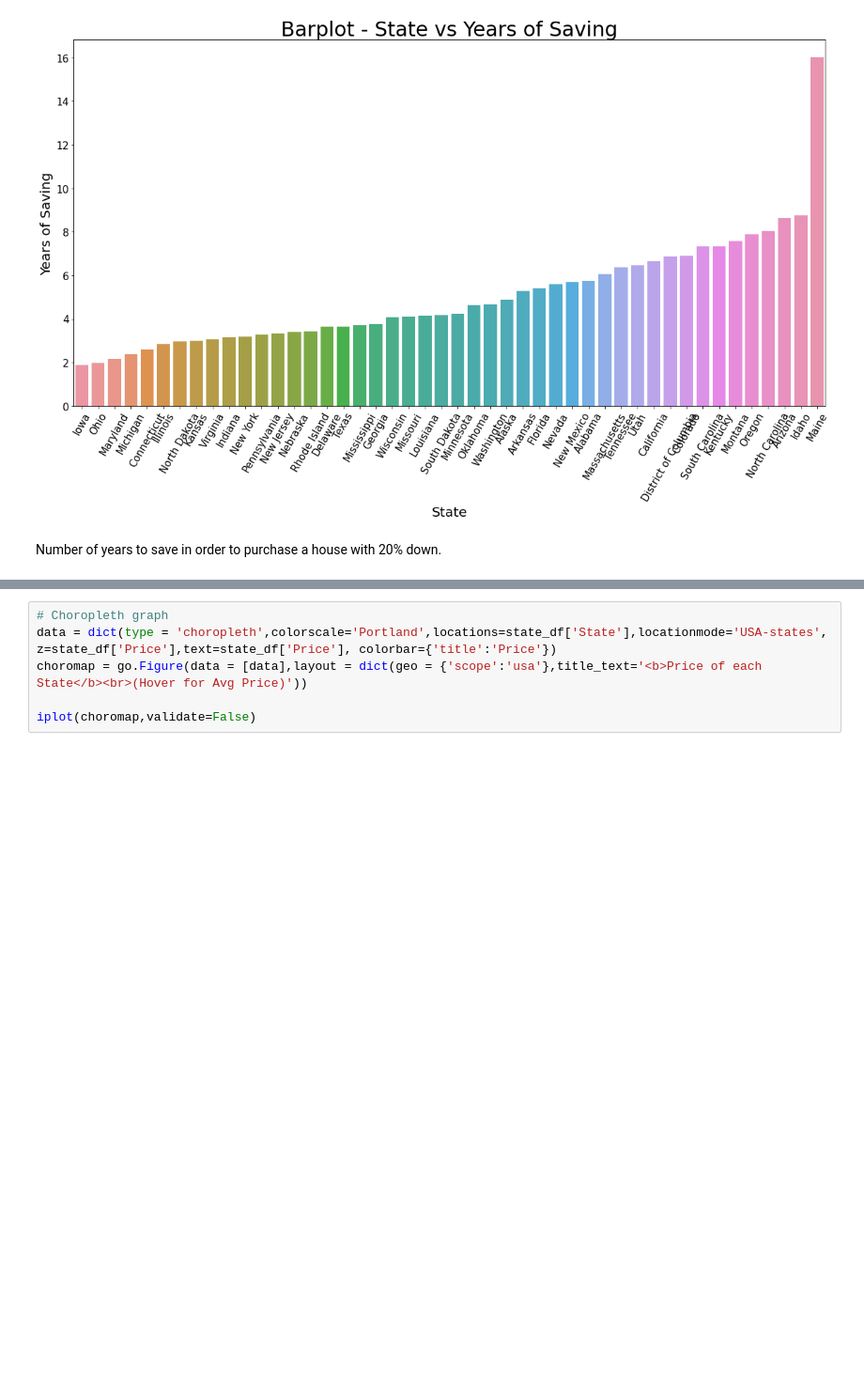
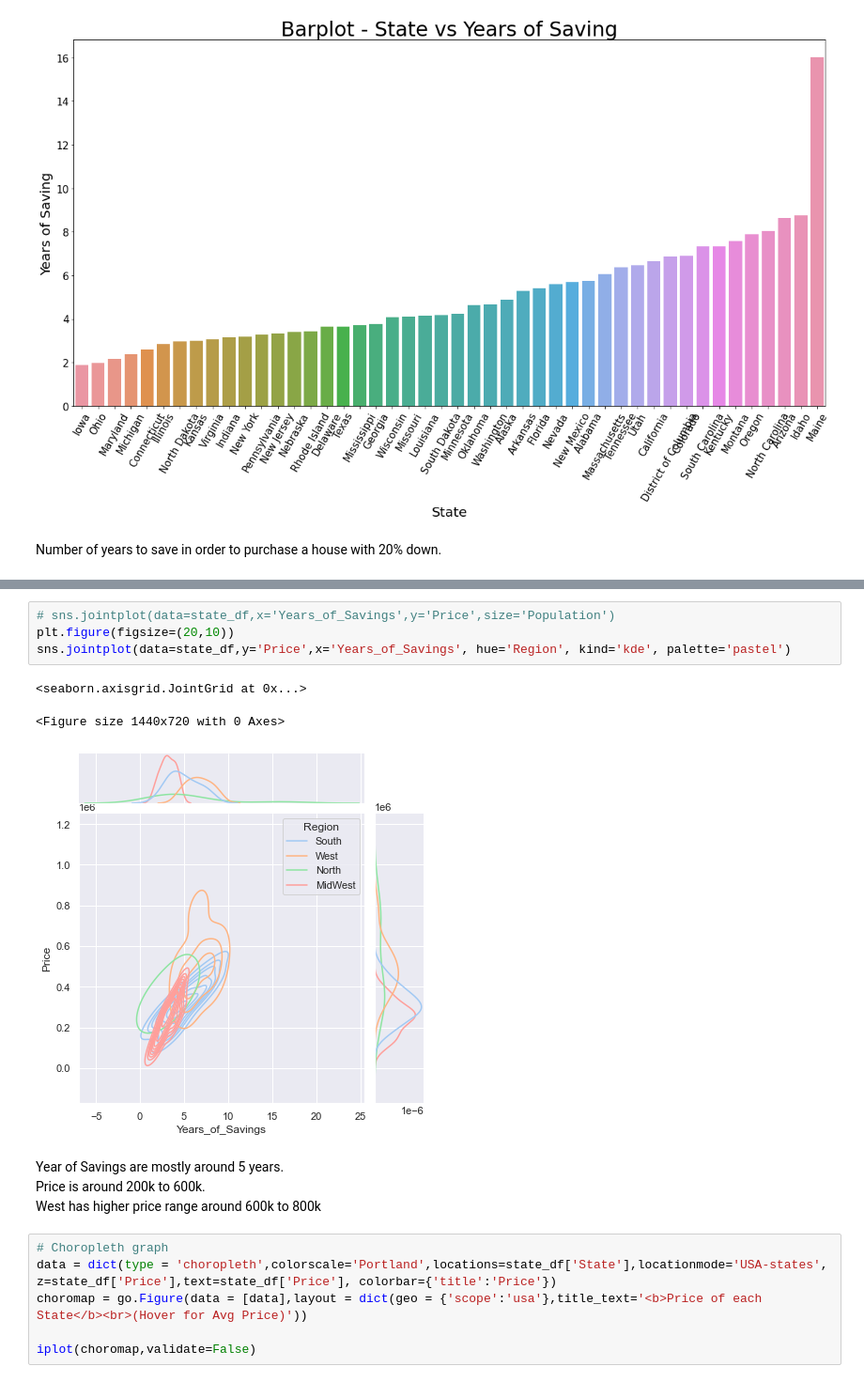
Before and after one commit to StockJanitor/CIS41_Project, a Jupyter notebook: CIS41_Project.ipynb, the cells around one changed output, grey strips where cells are left out. Shown at 94% size. Drawn from its saved outputs; the diff is of its cells as text; blank space fills up the shorter version.

```diff
--- a/CIS41_Project.ipynb
+++ b/CIS41_Project.ipynb
@@ -1180,3 +1193,15 @@ Text(0.5, 1.0, 'Violin - Years to Savings')
+# %%
+# sns.jointplot(data=state_df,x='Years_of_Savings',y='Price',size='Population')
+plt.figure(figsize=(20,10))
+sns.jointplot(data=state_df,y='Price',x='Years_of_Savings', hue='Region', kind='kde', palette='pastel')
+# %% [output]
+<seaborn.axisgrid.JointGrid at 0x...>
+<Figure size 1440x720 with 0 Axes>
+[figure, added]
+# %% [markdown]
+Year of Savings are mostly around 5 years. <br>
+Price is around 200k to 600k.<br>
+West has higher price range around 600k to 800k
 # %%
 # Choropleth graph
 data = dict(type = 'choropleth',colorscale='Portland',locations=state_df['State'],locationmode='USA-states', z=state_df['Price'],text=state_df['Price'], colorbar={'title':'Price'})
```
Also changed, not shown: parts of 5 cells of this notebook.
